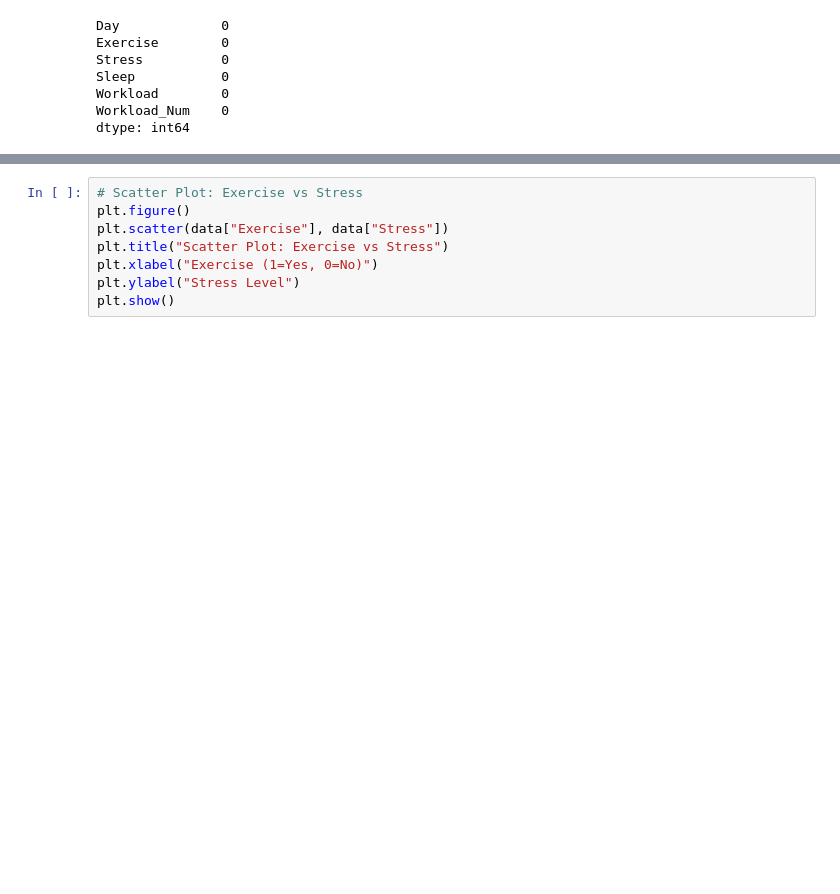
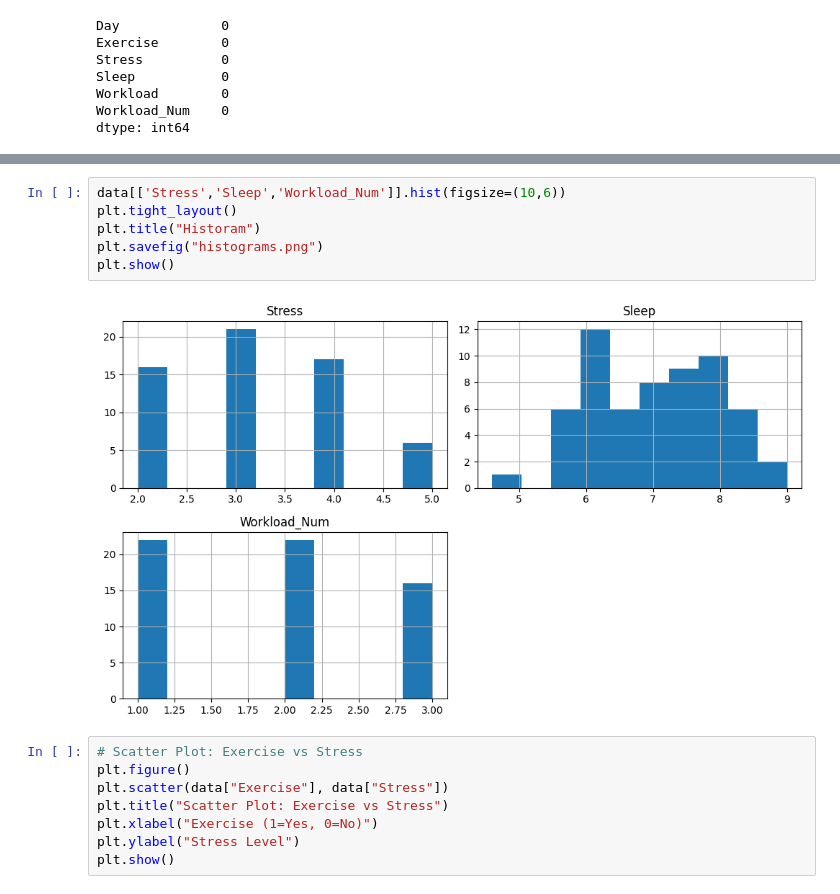
Before and after one commit to teejx/CCDATSCL_PROJECT, a Jupyter notebook: 60_DAYS_PROJECT.ipynb, the cells around one changed output, grey strips where cells are left out. Cells and saved outputs as stored; diff of their text form; blank space fills up the shorter version.

```diff
--- a/60_DAYS_PROJECT.ipynb
+++ b/60_DAYS_PROJECT.ipynb
@@ -43,3 +55,11 @@ dtype: int64
+# %%
+data[['Stress','Sleep','Workload_Num']].hist(figsize=(10,6))
+plt.tight_layout()
+plt.title("Historam")
+plt.savefig("histograms.png")
+plt.show()
+# %% [output]
+[figure, added]
 # %%
 # Scatter Plot: Exercise vs Stress
 plt.figure()
```
Also changed, not shown: parts of 4 cells of this notebook.
